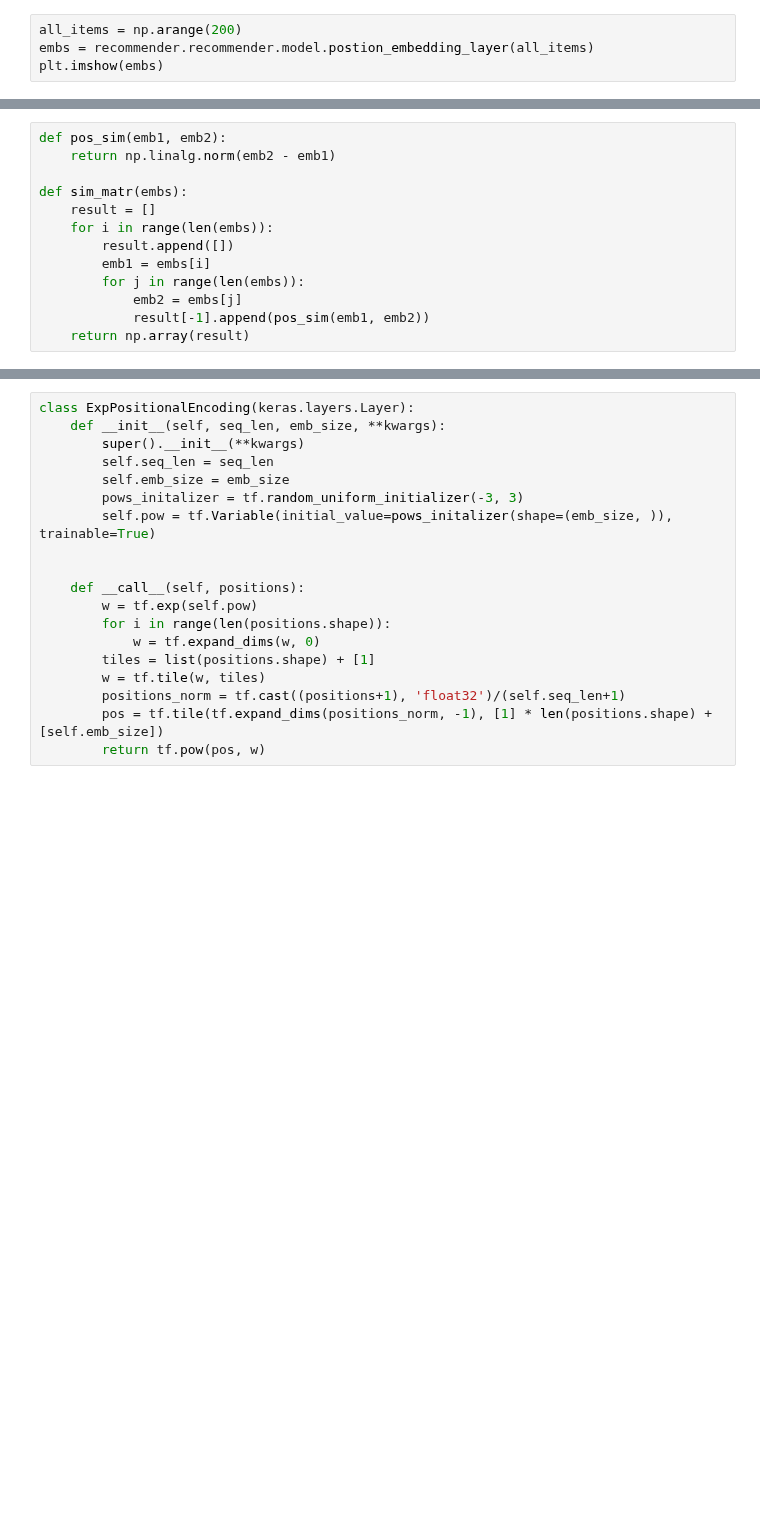
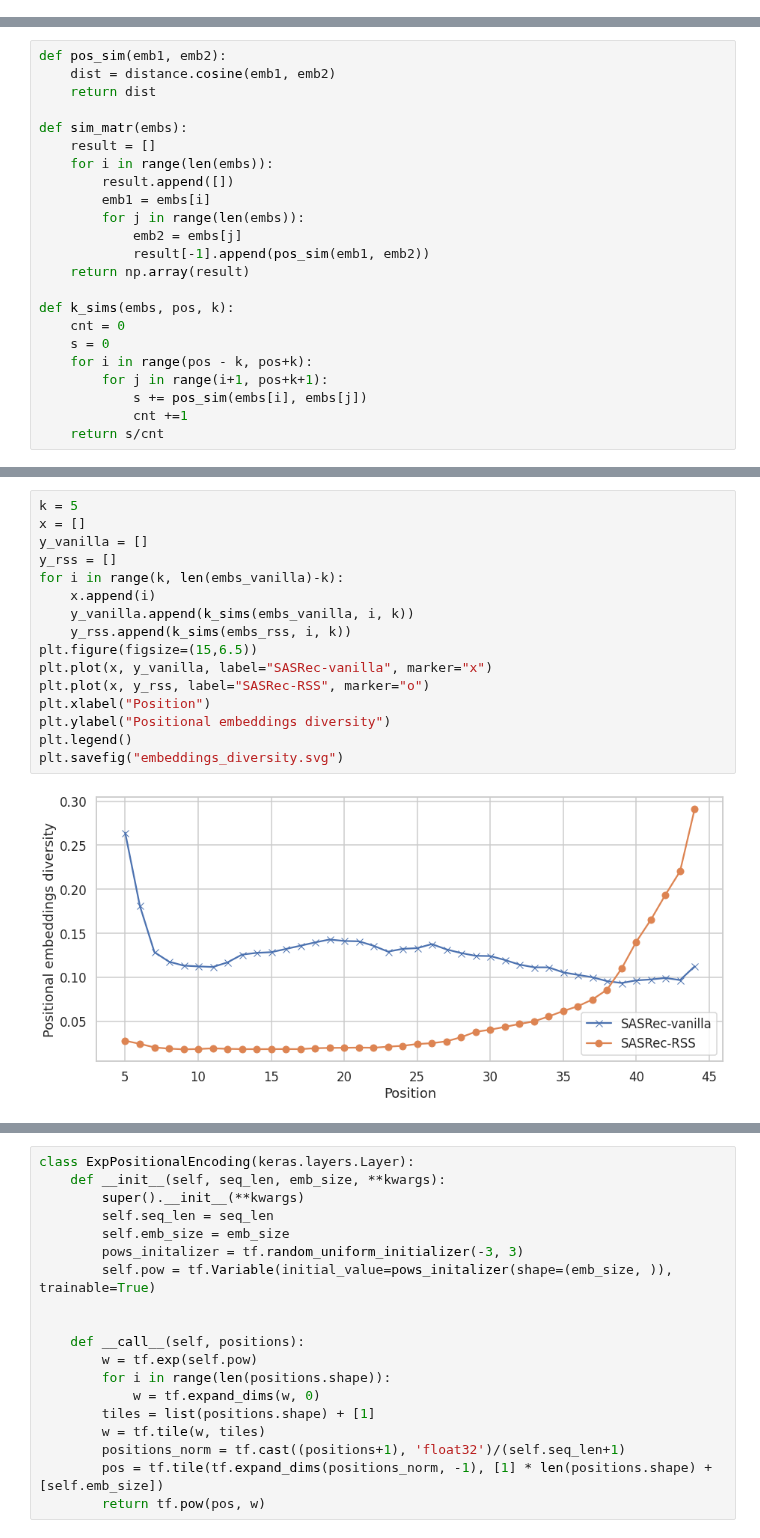
Before and after one commit to asash/gptrec_rl, a Jupyter notebook: evaluation/Sasrec-Rss-Attention-Analysis.ipynb, the cells around one changed output, grey strips where cells are left out. Cells and saved outputs as stored; diff of their text form; blank space fills up the shorter version.

```diff
--- a/evaluation/Sasrec-Rss-Attention-Analysis.ipynb
+++ b/evaluation/Sasrec-Rss-Attention-Analysis.ipynb
@@ -87,4 +25,0 @@ plt.legend()
-# %%
-all_items = np.arange(200)
-embs = recommender.recommender.model.postion_embedding_layer(all_items)
-plt.imshow(embs)
@@ -94,6 +111,7 @@ plt.imshow(embs)
 # %%
 def pos_sim(emb1, emb2):
-    return np.linalg.norm(emb2 - emb1)
+    dist = distance.cosine(emb1, emb2)
+    return dist
 
 def sim_matr(embs):
     result = []
@@ -104,3 +122,12 @@ def sim_matr(embs):
             emb2 = embs[j]
             result[-1].append(pos_sim(emb1, emb2))
     return np.array(result)
+
+def k_sims(embs, pos, k):
+    cnt = 0
+    s = 0
+    for i in range(pos - k, pos+k):
+        for j in range(i+1, pos+k+1):
+            s += pos_sim(embs[i], embs[j])
+            cnt +=1
+    return s/cnt
@@ -112,0 +134,18 @@ NameError: name 'embs' is not defined
+# %%
+k = 5
+x = []
+y_vanilla = []
+y_rss = []
+for i in range(k, len(embs_vanilla)-k):
+    x.append(i)
+    y_vanilla.append(k_sims(embs_vanilla, i, k))
+    y_rss.append(k_sims(embs_rss, i, k))
+plt.figure(figsize=(15,6.5))
+plt.plot(x, y_vanilla, label="SASRec-vanilla", marker="x")
+plt.plot(x, y_rss, label="SASRec-RSS", marker="o")
+plt.xlabel("Position")
+plt.ylabel("Positional embeddings diversity")
+plt.legend()
+plt.savefig("embeddings_diversity.svg")
+# %% [output]
+[figure, added]
```
Also changed, not shown: parts of 33 cells of this notebook, 3 other files.
